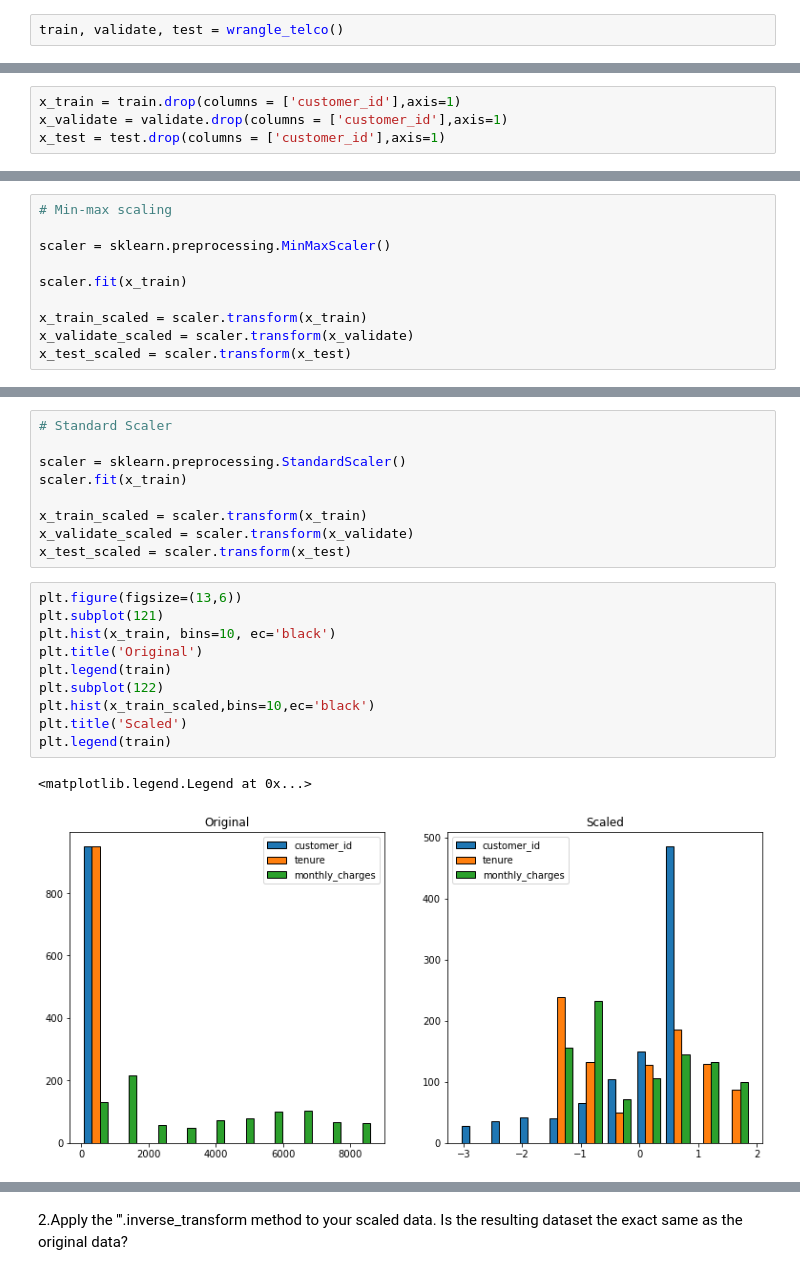
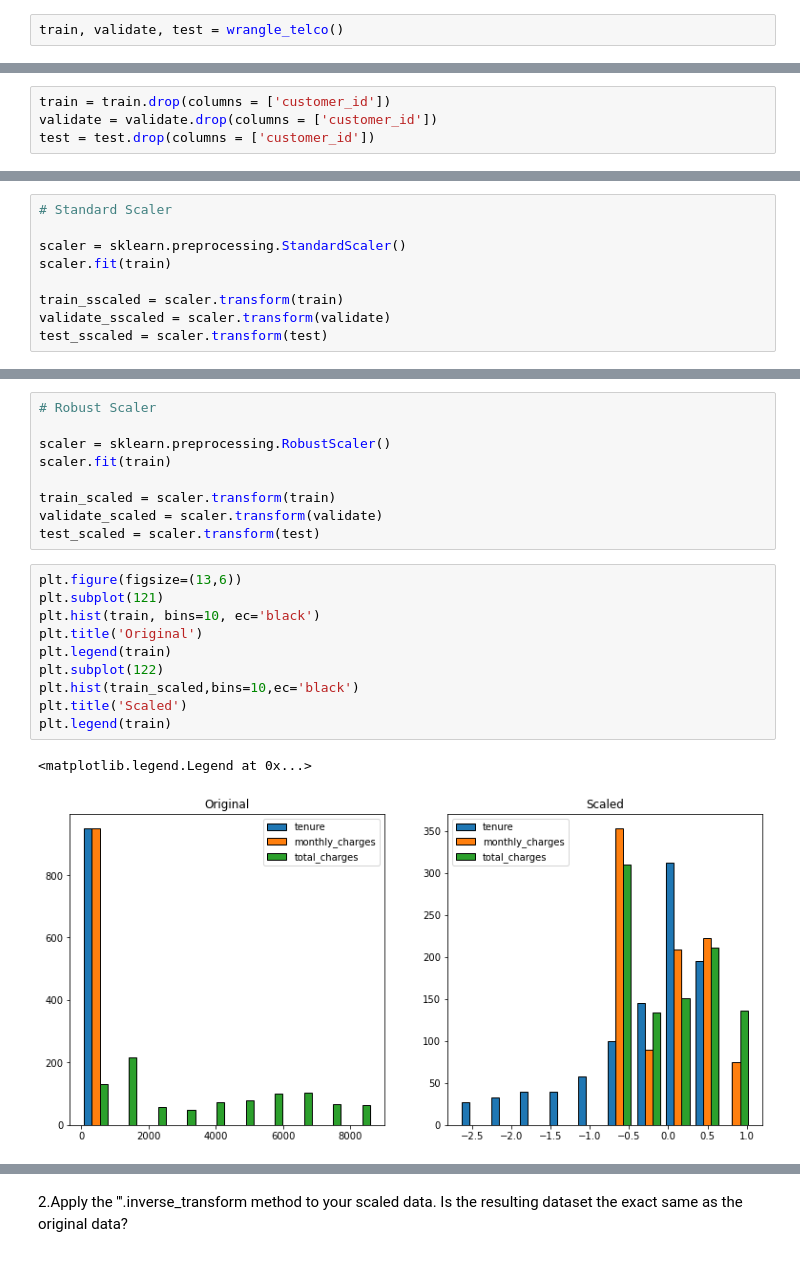
Before and after one commit to barbmarques/regression-exercises, a Jupyter notebook: scaling.ipynb, the cells around one changed output, grey strips where cells are left out. Saved outputs shown, nothing was run; the diff lists cells and outputs as text.

```diff
--- a/scaling.ipynb
+++ b/scaling.ipynb
@@ -35,4 +29,4 @@ train
 # %%
-x_train = train.drop(columns = ['customer_id'],axis=1)
-x_validate = validate.drop(columns = ['customer_id'],axis=1)
-x_test = test.drop(columns = ['customer_id'],axis=1)
+train = train.drop(columns = ['customer_id'])
+validate = validate.drop(columns = ['customer_id'])
+test = test.drop(columns = ['customer_id'])
@@ -39,10 +123,9 @@ x_test = test.drop(columns = ['customer_id'],axis=1)
 # %%
-# Min-max scaling
+# Standard Scaler
 
-scaler = sklearn.preprocessing.MinMaxScaler()
+scaler = sklearn.preprocessing.StandardScaler()
+scaler.fit(train)
 
-scaler.fit(x_train)
-
-x_train_scaled = scaler.transform(x_train)
-x_validate_scaled = scaler.transform(x_validate)
-x_test_scaled = scaler.transform(x_test)
+train_sscaled = scaler.transform(train)
+validate_sscaled = scaler.transform(validate)
+test_sscaled = scaler.transform(test)
@@ -63,22 +166,22 @@ plt.legend(train)
 # %%
-# Standard Scaler
+# Robust Scaler
 
-scaler = sklearn.preprocessing.StandardScaler()
-scaler.fit(x_train)
+scaler = sklearn.preprocessing.RobustScaler()
+scaler.fit(train)
 
-x_train_scaled = scaler.transform(x_train)
-x_validate_scaled = scaler.transform(x_validate)
-x_test_scaled = scaler.transform(x_test)
+train_scaled = scaler.transform(train)
+validate_scaled = scaler.transform(validate)
+test_scaled = scaler.transform(test)
 # %%
 plt.figure(figsize=(13,6))
 plt.subplot(121)
-plt.hist(x_train, bins=10, ec='black')
+plt.hist(train, bins=10, ec='black')
 plt.title('Original')
 plt.legend(train)
 plt.subplot(122)
-plt.hist(x_train_scaled,bins=10,ec='black')
+plt.hist(train_scaled,bins=10,ec='black')
 plt.title('Scaled')
 plt.legend(train)
 # %% [output]
 <matplotlib.legend.Legend at 0x...>
-[figure, old version]
+[figure, new version]
```
Also changed, not shown: parts of 51 cells of this notebook.
